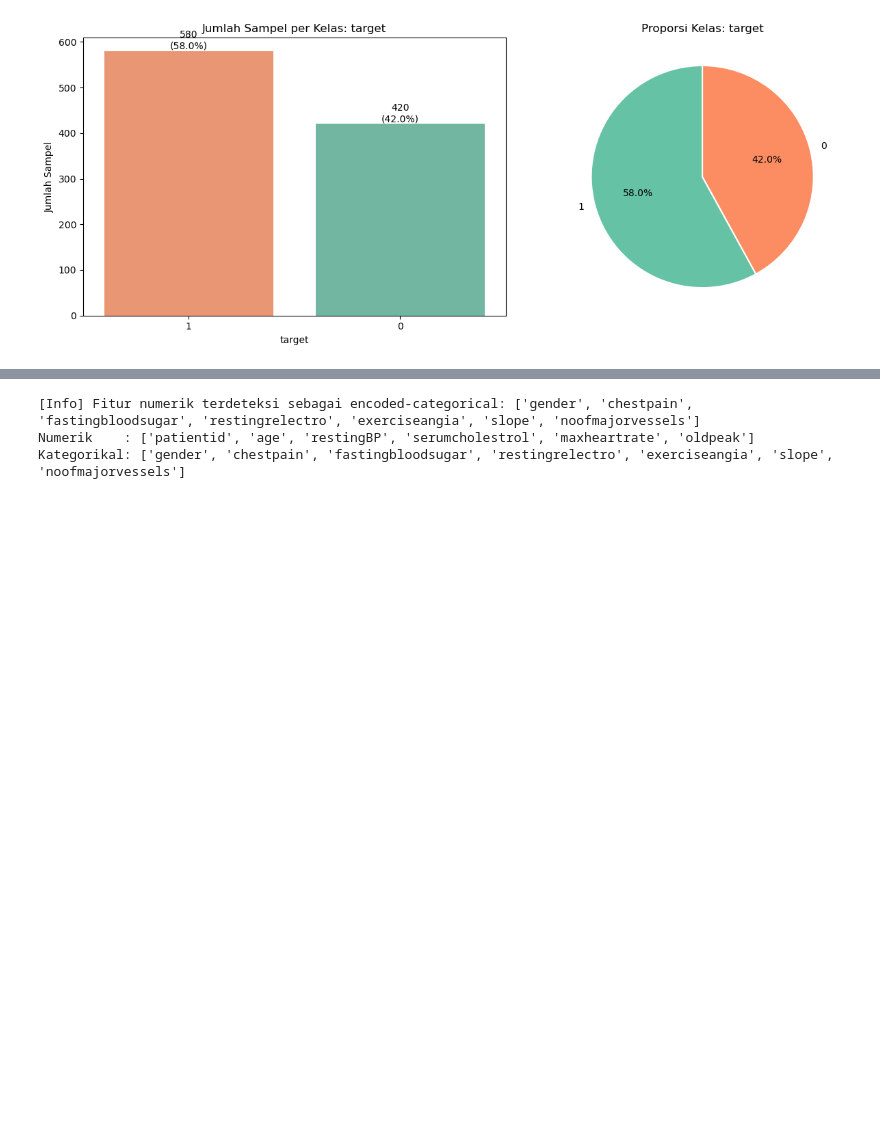
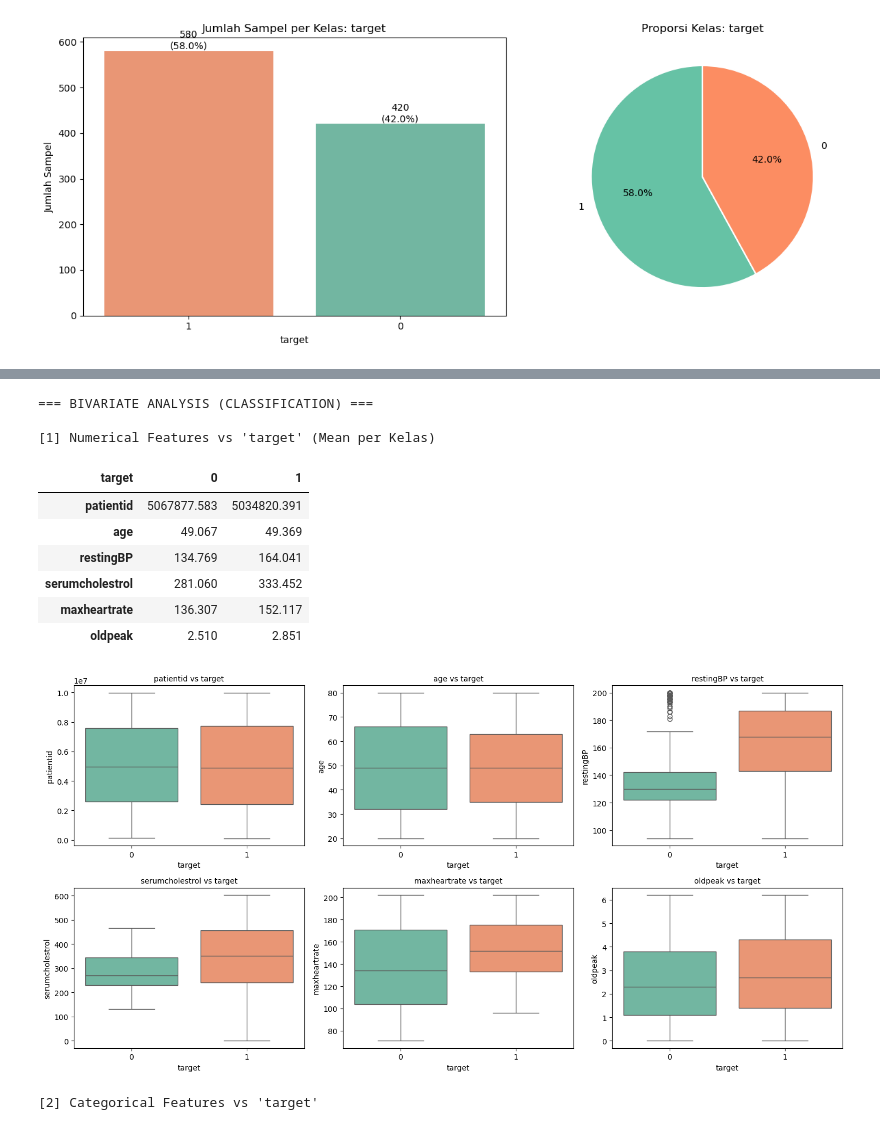
Before and after one commit to HafidzAfrieno/Artificial_Intelligence_Laboratory, a Jupyter notebook: projects/machine-learning/heart-disease-risk-classification/model/notebooks/01_exploratory_data_analysis.ipynb, the cells around one changed output, grey strips where cells are left out. Drawn from its saved outputs; the diff is of its cells as text; code cells hidden in the pictures; blank space fills up the shorter version.

```diff
--- a/projects/machine-learning/heart-disease-risk-classification/model/notebooks/01_exploratory_data_analysis.ipynb
+++ b/projects/machine-learning/heart-disease-risk-classification/model/notebooks/01_exploratory_data_analysis.ipynb
@@ -108,15 +120,15 @@ univariate_analysis(df,exclude_cols=[target])
 # %%
-num_cols, cat_cols = seperate_feature_types(
-    df,
-    exclude_cols=["target"],
-    cat_threshold=10,          # Angka bulat dengan <= 10 nilai unik dianggap kategori
-    force_num=["ca"],          # Paksa kolom 'ca' tetap dianggap numerik (jika perlu)
-    force_cat=["kode_pos"],    # Paksa kolom tertentu masuk kategori meski unik > 10
-)
-
-print("Numerik    :", num_cols)
-print("Kategorikal:", cat_cols)
+bivariate_analysis(df,target_col=target,cat_threshold=10)
 # %% [output]
-[Info] Fitur numerik terdeteksi sebagai encoded-categorical: ['gender', 'chestpain', 'fastingbloodsugar', 'restingrelectro', 'exerciseangia', 'slope', 'noofmajorvessels']
-Numerik    : ['patientid', 'age', 'restingBP', 'serumcholestrol', 'maxheartrate', 'oldpeak']
-Kategorikal: ['gender', 'chestpain', 'fastingbloodsugar', 'restingrelectro', 'exerciseangia', 'slope', 'noofmajorvessels']
+=== BIVARIATE ANALYSIS (CLASSIFICATION) ===
+
+[1] Numerical Features vs 'target' (Mean per Kelas)
+| target | 0 | 1 |
+| patientid | 5067877.583 | 5034820.391 |
+| age | 49.067 | 49.369 |
+| restingBP | 134.769 | 164.041 |
+| serumcholestrol | 281.060 | 333.452 |
+| maxheartrate | 136.307 | 152.117 |
+| oldpeak | 2.510 | 2.851 |
+[figure, added]
+[2] Categorical Features vs 'target'
```
Also changed, not shown: parts of 3 cells of this notebook, 1 other file.
